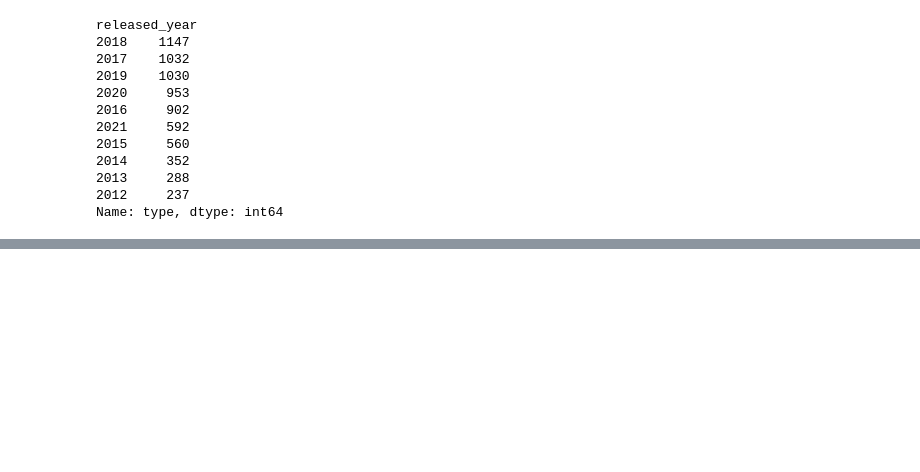
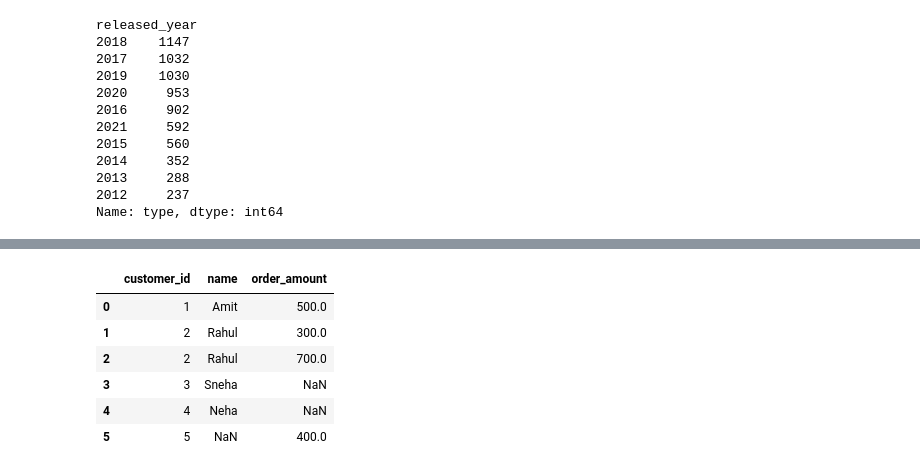
Before and after one commit to KartikGawade17/Pandas-Practice-, a Jupyter notebook: pandas_practice.ipynb, the cells around one changed output, grey strips where cells are left out. Cells and saved outputs as stored; diff of their text form; code cells hidden in the pictures; blank space fills up the shorter version.

```diff
--- a/pandas_practice.ipynb
+++ b/pandas_practice.ipynb
@@ -193,0 +215,10 @@ Name: type, dtype: int64
+# %%
+customers = pd.DataFrame({
+    'customer_id': [1, 2, 3, 4],
+    'name': ['Amit', 'Rahul', 'Sneha', 'Neha']
+})
+# %%
+orders = pd.DataFrame({
+    'customer_id': [1, 2, 2, 5],
+    'order_amount': [500, 300, 700, 400]
+})
@@ -193,0 +250,12 @@ Name: type, dtype: int64
+# %%
+combine_data = pd.merge(customers, orders, on = 'customer_id', how = 'outer')
+# %%
+combine_data
+# %% [output]
+|  | customer_id | name | order_amount |
+| 0 | 1 | Amit | 500.0 |
+| 1 | 2 | Rahul | 300.0 |
+| 2 | 2 | Rahul | 700.0 |
+| 3 | 3 | Sneha | NaN |
+| 4 | 4 | Neha | NaN |
+| 5 | 5 | NaN | 400.0 |
```
Also changed, not shown: parts of 13 cells of this notebook, 3 other files.
